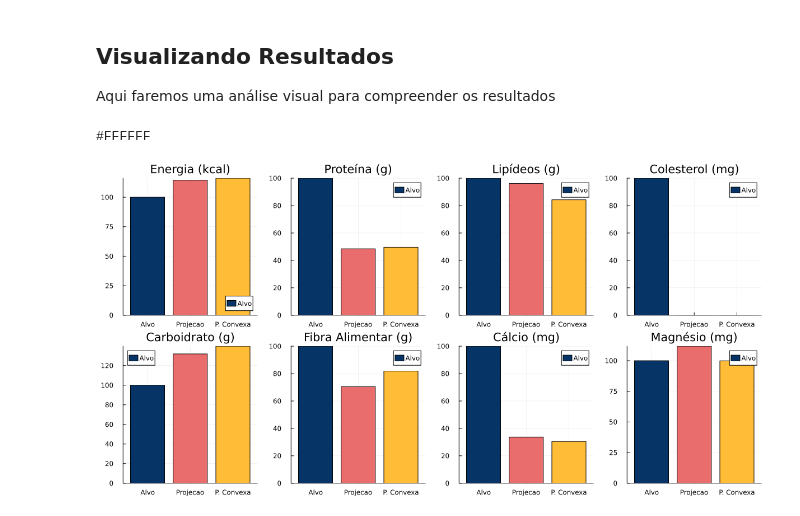
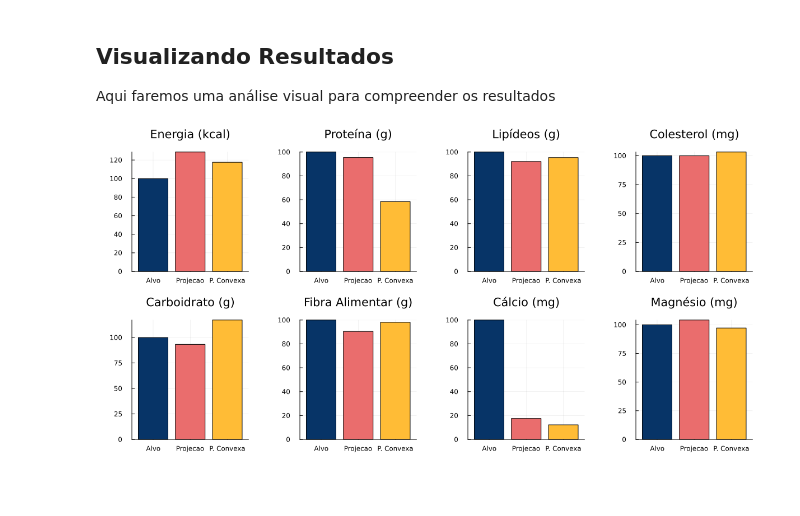
Before and after one commit to dbclima/Algoritmo-Recomendacao-Alimentar, a Jupyter notebook: julia.ipynb, the cells around one changed output. Cells and saved outputs as stored; diff of their text form; code cells hidden in the pictures.

```diff
--- a/julia.ipynb
+++ b/julia.ipynb
@@ -13,9 +13,9 @@ Neste projeto desenvolveremos um software que recebe alimentos e o objetivo  ali
 - Gênero [M/F]
 - Lista de preferencia alimentar
 # %%
-PESO = 70.0
-IDADE = 24
+PESO = 78.0
+IDADE = 20
 GENERO = "M"
 
-LISTA_ALIMENTOS = [2, 3,4]
+LISTA_ALIMENTOS = [3, 36, 173, 2, 90, 123, 174]
 # %% [output]
@@ -210,7 +215,7 @@ Os dados refletem as quantidades de nutriente para mais de 300 alimentos.
 
 Fonte de dados: https://www.kaggle.com/datasets/ispangler/composio-nutricional-de-alimentos-taco?select=taco-db-nutrientes.csv
 # %%
-df = CSV.read("arquivo_sem_cru.csv", DataFrame)
+df = CSV.read("tabela_alimentos.csv", DataFrame)
 display(df)
 # %% [output]
 359×9 DataFrame
@@ -459,23 +463,20 @@ Aqui faremos uma análise visual para compreender os resultados
 # %%
 categorias = ["Alvo", "Projecao", "P. Convexa"]
 nutrientes = names(df)
 nutrientes = nutrientes[2: length(nutrientes)]
 
 A = vetor_alvo  # Valores do vetor A
 B = vetorProjecao  # Valores do vetor B
 C = vetor_convexo  # Valores do vetor C
 
-print("#FFFFFF")
-
 # Criando os gráficos individuais com cores diferentes para cada vetor
 bar_plots = []
 for i in 1:8
     # Plotando cada gráfico com cores específicas para A, B e C
-    push!(bar_plots, bar(categorias, [A[i], B[i], C[i]], label=["Alvo" "Projeção" "P. Convexa"], color=["#073467", "#ea6d6d", "#ffbc36"], title=nutrientes[i]))
+    push!(bar_plots, bar(categorias, [A[i], B[i], C[i]], label=false, color=["#073467", "#ea6d6d", "#ffbc36"], title=nutrientes[i]))
 end
 
 # Organizando os gráficos lado a lado
-plot(bar_plots..., layout=(2, 4), size=(1200, 600))
+plot(bar_plots..., layout=(2, 4), size=(1200, 600), top_margin=5mm, left_margin=5mm, right_margin=5mm, bottom_margin=5mm)
 # %% [output]
-#FFFFFF
-[figure, old version]
+[figure, new version]
```
Also changed, not shown: parts of 11 cells of this notebook, 2 other files.
